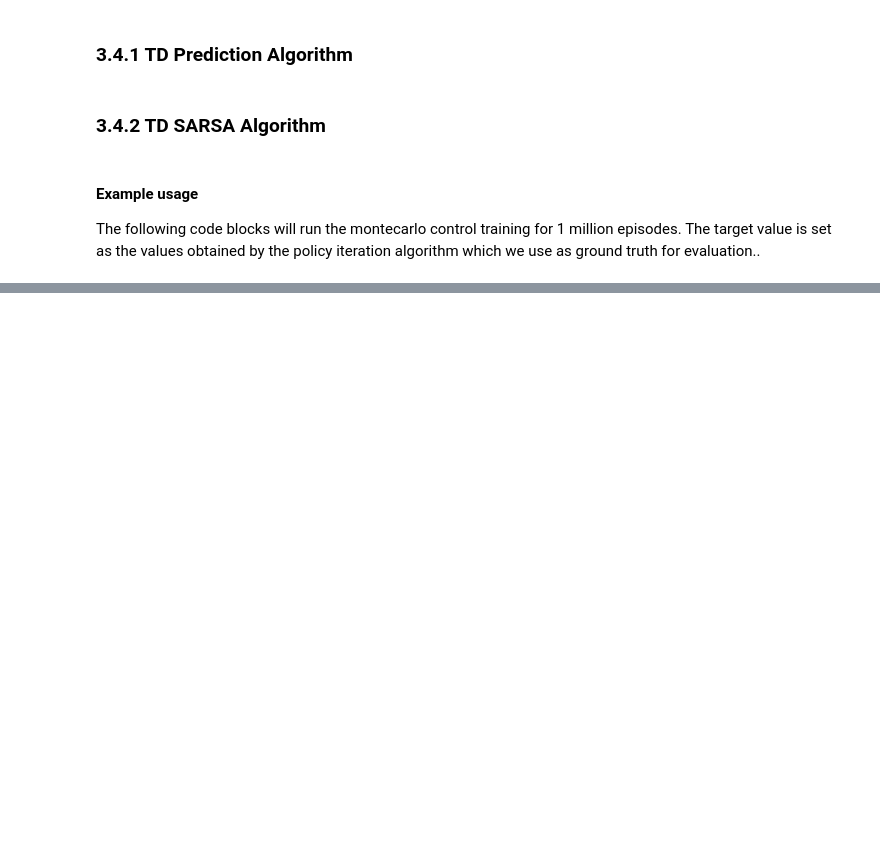
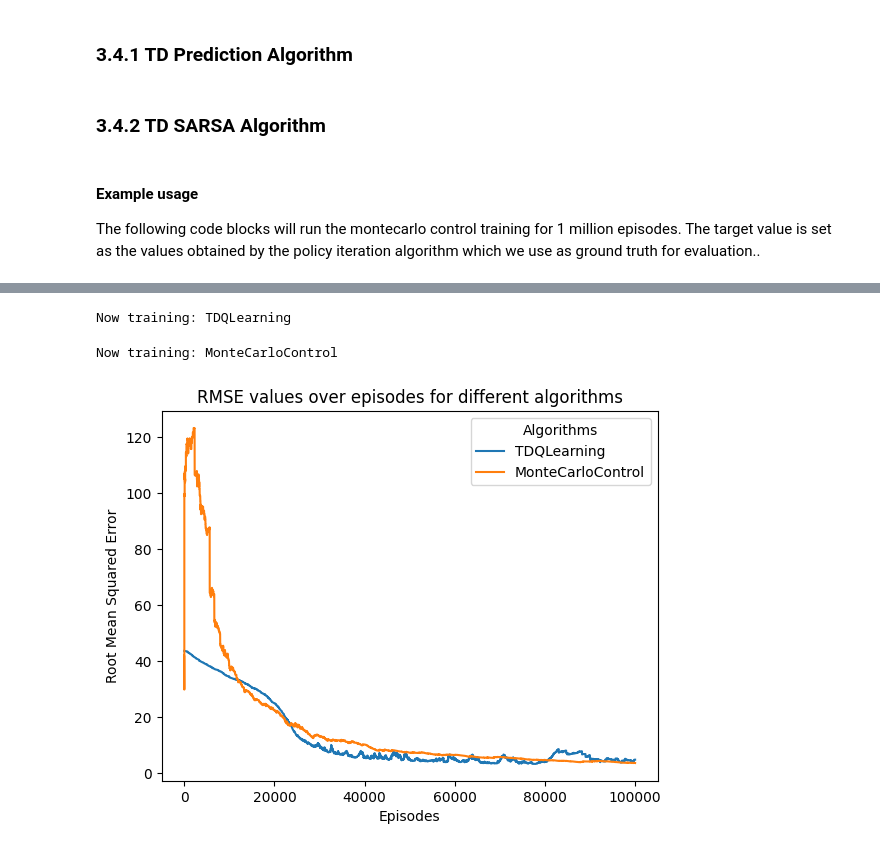
Before and after one commit to TijmenWesteneng/RL_Github, a Jupyter notebook: Reinforcement_Learning_Project.ipynb, the cells around one changed output, grey strips where cells are left out. Drawn from its saved outputs; the diff is of its cells as text; code cells hidden in the pictures; blank space fills up the shorter version.

```diff
--- a/Reinforcement_Learning_Project.ipynb
+++ b/Reinforcement_Learning_Project.ipynb
@@ -1143,7 +1137,7 @@ run_environment(env, policy=sarsa_policy)
 # %%
 class TDQLearning(LearningAlgorithm):
     def __init__(self, zombie_environment: ZombieEscapeEnv,
-                 episodes = 100000, alpha = 0.05, epsilon_start = 0.9, epsilon_end = 0.1, target_values = None):
+                 episodes = 100000, alpha = 0.05, epsilon_start = 1, epsilon_end = 0.1, target_values = None):
         super().__init__(zombie_environment)
         self.zombie_environment = zombie_environment
         self.episodes = episodes
@@ -1210,7 +1204,7 @@ class TDQLearning(LearningAlgorithm):
 #First lets change the environment render mode to None for training purposes
 env.render_mode = None
 #Instanciate Q-Learning class
-q_learning = TDQLearning(zombie_environment=env, episodes=100000, alpha=0.05, target_values=policy_iteration_values)
+q_learning = TDQLearning(zombie_environment=env, episodes=100000, alpha=0.01, target_values=policy_iteration_values)
 q_learning_values, q_learning_policy = q_learning.get_training_results()
 q_learning.visualise_values()
 q_learning.visualise_policy()
@@ -1223,7 +1213,7 @@ q_learning.plot_error()
 #(Optional)Now lets visualize the policy in action
 run_environment(env, policy=q_learning_policy)
 # %%
-def compare_algs(alg_list: List[LearningAlgorithm]):
+def compare_algs_error(alg_list: List[LearningAlgorithm]):
     # Check if all algs have same amount of episodes
     episode_amount = alg_list[0].episodes
     for alg in alg_list[1::]:
@@ -1237,11 +1227,49 @@ def compare_algs(alg_list: List[LearningAlgorithm]):
     # Plot errors for all algs
     index = range(len(alg_list[0].errors))
     for alg in alg_list:
-        plt.plot(index, alg.errors, label=f"{type(alg).__name__}")
+        plt.plot(index, alg.errors, label=alg)
 
     # Labels and visualisation
     plt.xlabel('Episodes')
     plt.ylabel('Root Mean Squared Error')
-    plt.title("RMSE values in Q-Learning for different alphas")
+    plt.title("RMSE values over episodes for different algorithms")
     plt.legend(title="Algorithms")
     plt.show()
+
+def compare_algs_cum(alg_list: List[LearningAlgorithm], training_amount = 10):
+    average_cum_reward_list = []
+    for j in range(len(alg_list)):
+        average_cum_reward_list.append([])
+
+    for i in range(training_amount):
+        for j, alg in enumerate(alg_list):
+            print(f"Now training: {alg} for iteration {i+1}")
+            alg.get_training_results()
+            average_cum_reward_list[j].append(alg.cum_reward_list)
+            alg.trained = False
+
+    matrix = []
+    for i in range(len(alg_list)):
+        matrix.append(np.zeros((len(average_cum_reward_list[i]), len(average_cum_reward_list[i][0]))))
+
+        for j in range(len(average_cum_reward_list)):
+            index, values = zip(*average_cum_reward_list[i][j])
+            matrix[i][j] = np.asarray(values, dtype=np.float32)
+
+        average_array = np.array(matrix[i]).mean(axis=0)
+        plt.scatter(index, average_array, label=alg_list[i])
+    plt.title(f"Cumulative reward over {training_amount} training iterations")
+    plt.xlabel("Episode")
+    plt.ylabel("Cumulative reward")
+    plt.legend(title="Algorithms")
+    plt.show()
+# %%
+    td_q_learning = TDQLearning(zombie_environment=env, episodes=100000, target_values=value_iteration_values, alpha=0.01)
+    monte_carlo = MonteCarloControl(zombie_environment=env, episodes=100000, target_values=value_iteration_values)
+
+    compare_algs_error([td_q_learning, monte_carlo])
+    #compare_algs_cum([td_q_learning, monte_carlo], training_amount = 5)
+# %% [output]
+Now training: TDQLearning
+Now training: MonteCarloControl
+[figure, added]
```
Also changed, not shown: parts of 10 cells of this notebook.
